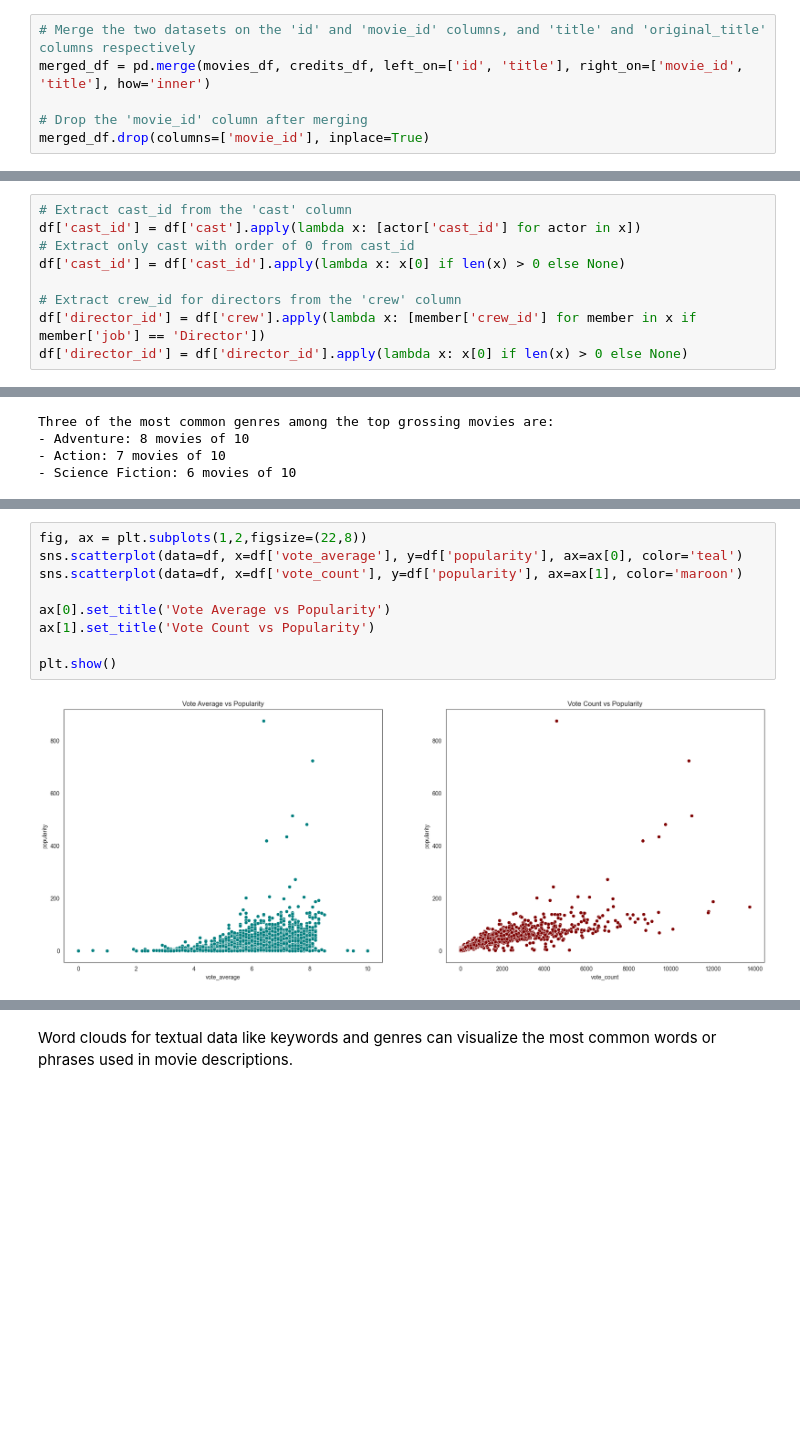
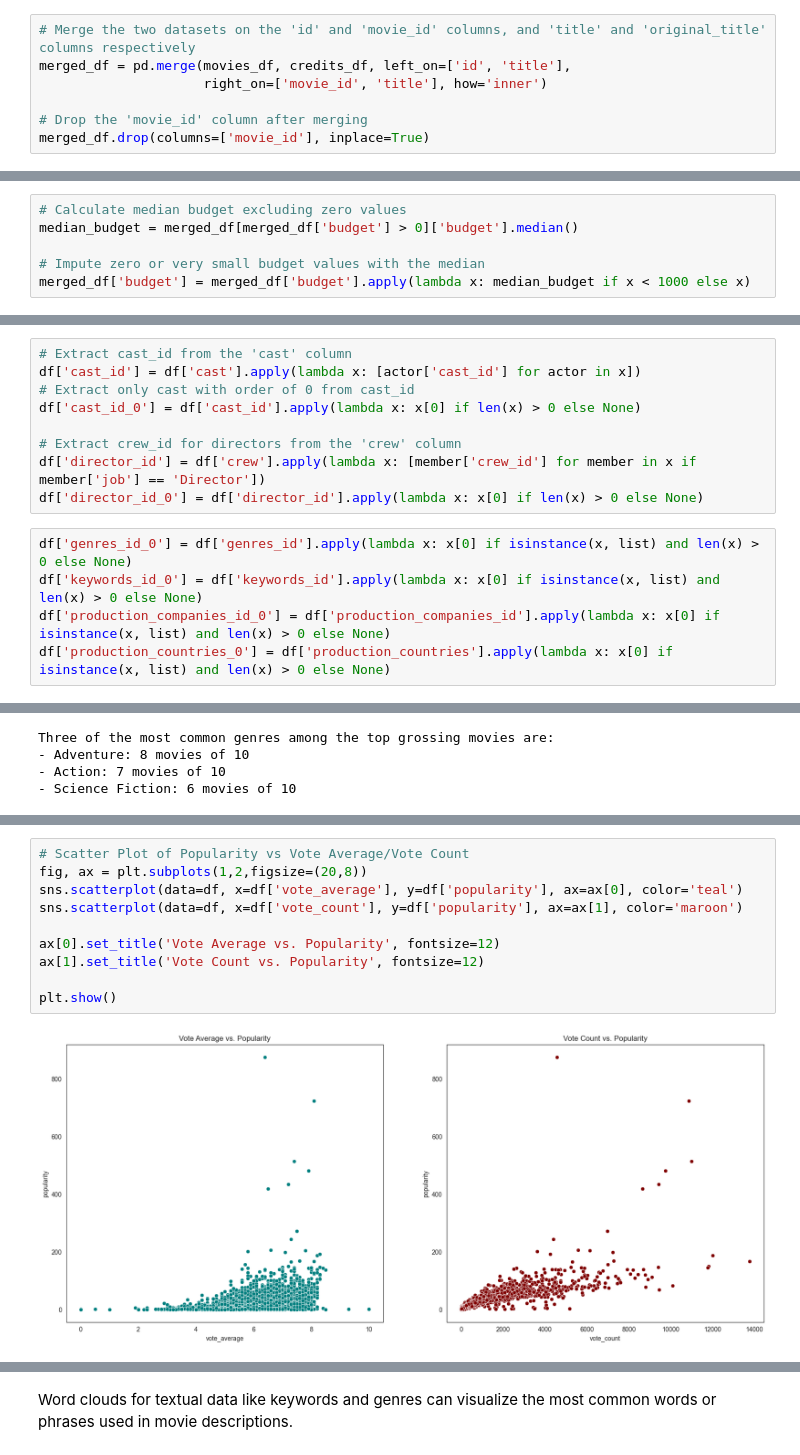
Before and after one commit to FatemehCh97/TMDB-Movie-Analytics-and-Recommendation, a Jupyter notebook: src/TMDB_Insights.ipynb, the cells around one changed output, grey strips where cells are left out. Saved outputs shown, nothing was run; the diff lists cells and outputs as text; blank space fills up the shorter version.

```diff
--- a/src/TMDB_Insights.ipynb
+++ b/src/TMDB_Insights.ipynb
@@ -117,7 +149,8 @@ Name: title, dtype: object
 Given the findings from the comparisons of this two dataset, I proceeded to merge the two DataFrames, `movies_df` and `credits_df`, using an inner join based on the 'id' and 'title' columns. The merged DataFrame, named `merged_df`, contains information from both DataFrames. Since the 'movie_id' and 'id' columns contained the same values, I dropped the 'movie_id' column after merging to avoid redundancy.
 # %%
 # Merge the two datasets on the 'id' and 'movie_id' columns, and 'title' and 'original_title' columns respectively
-merged_df = pd.merge(movies_df, credits_df, left_on=['id', 'title'], right_on=['movie_id', 'title'], how='inner')
+merged_df = pd.merge(movies_df, credits_df, left_on=['id', 'title'],
+                     right_on=['movie_id', 'title'], how='inner')
 
 # Drop the 'movie_id' column after merging
 merged_df.drop(columns=['movie_id'], inplace=True)
@@ -342,0 +354,6 @@ dtype: int64
+# %%
+# Calculate median budget excluding zero values
+median_budget = merged_df[merged_df['budget'] > 0]['budget'].median()
+
+# Impute zero or very small budget values with the median
+merged_df['budget'] = merged_df['budget'].apply(lambda x: median_budget if x < 1000 else x)
@@ -371,11 +398,16 @@ df = merged_df[newCols]
 # Extract cast_id from the 'cast' column
 df['cast_id'] = df['cast'].apply(lambda x: [actor['cast_id'] for actor in x])
 # Extract only cast with order of 0 from cast_id
-df['cast_id'] = df['cast_id'].apply(lambda x: x[0] if len(x) > 0 else None)
+df['cast_id_0'] = df['cast_id'].apply(lambda x: x[0] if len(x) > 0 else None)
 
 # Extract crew_id for directors from the 'crew' column
 df['director_id'] = df['crew'].apply(lambda x: [member['crew_id'] for member in x if member['job'] == 'Director'])
-df['director_id'] = df['director_id'].apply(lambda x: x[0] if len(x) > 0 else None)
+df['director_id_0'] = df['director_id'].apply(lambda x: x[0] if len(x) > 0 else None)
+# %%
+df['genres_id_0'] = df['genres_id'].apply(lambda x: x[0] if isinstance(x, list) and len(x) > 0 else None)
+df['keywords_id_0'] = df['keywords_id'].apply(lambda x: x[0] if isinstance(x, list) and len(x) > 0 else None)
+df['production_companies_id_0'] = df['production_companies_id'].apply(lambda x: x[0] if isinstance(x, list) and len(x) > 0 else None)
+df['production_countries_0'] = df['production_countries'].apply(lambda x: x[0] if isinstance(x, list) and len(x) > 0 else None)
 # %%
 # DataFrame information after data preprocessing
 df.info()
@@ -588,11 +674,12 @@ plt.show()
 # %%
-fig, ax = plt.subplots(1,2,figsize=(22,8))
+# Scatter Plot of Popularity vs Vote Average/Vote Count
+fig, ax = plt.subplots(1,2,figsize=(20,8))
 sns.scatterplot(data=df, x=df['vote_average'], y=df['popularity'], ax=ax[0], color='teal')
 sns.scatterplot(data=df, x=df['vote_count'], y=df['popularity'], ax=ax[1], color='maroon')
 
-ax[0].set_title('Vote Average vs Popularity')
-ax[1].set_title('Vote Count vs Popularity')
+ax[0].set_title('Vote Average vs. Popularity', fontsize=12)
+ax[1].set_title('Vote Count vs. Popularity', fontsize=12)
 
 plt.show()
 # %% [output]
-[figure, old version]
+[figure, new version]
```
Also changed, not shown: parts of 95 cells of this notebook.
